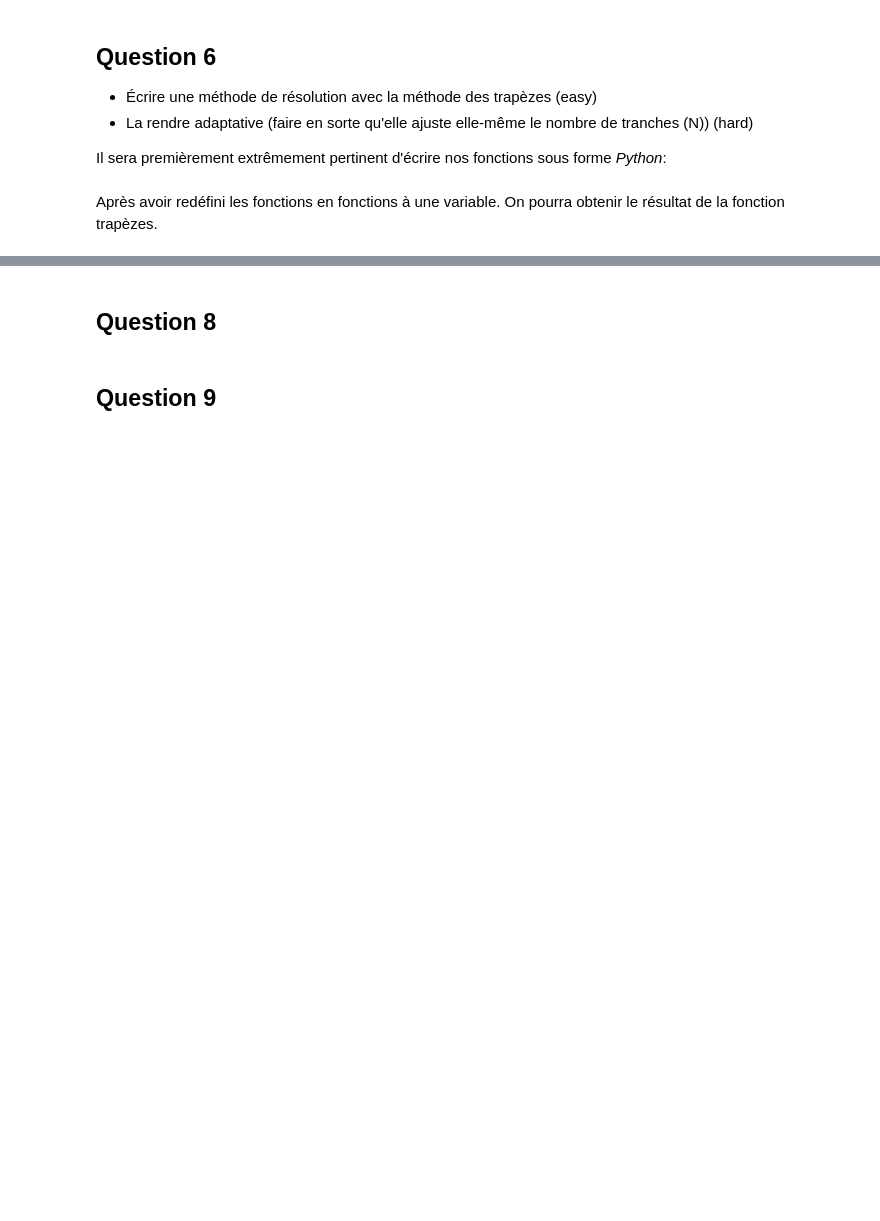
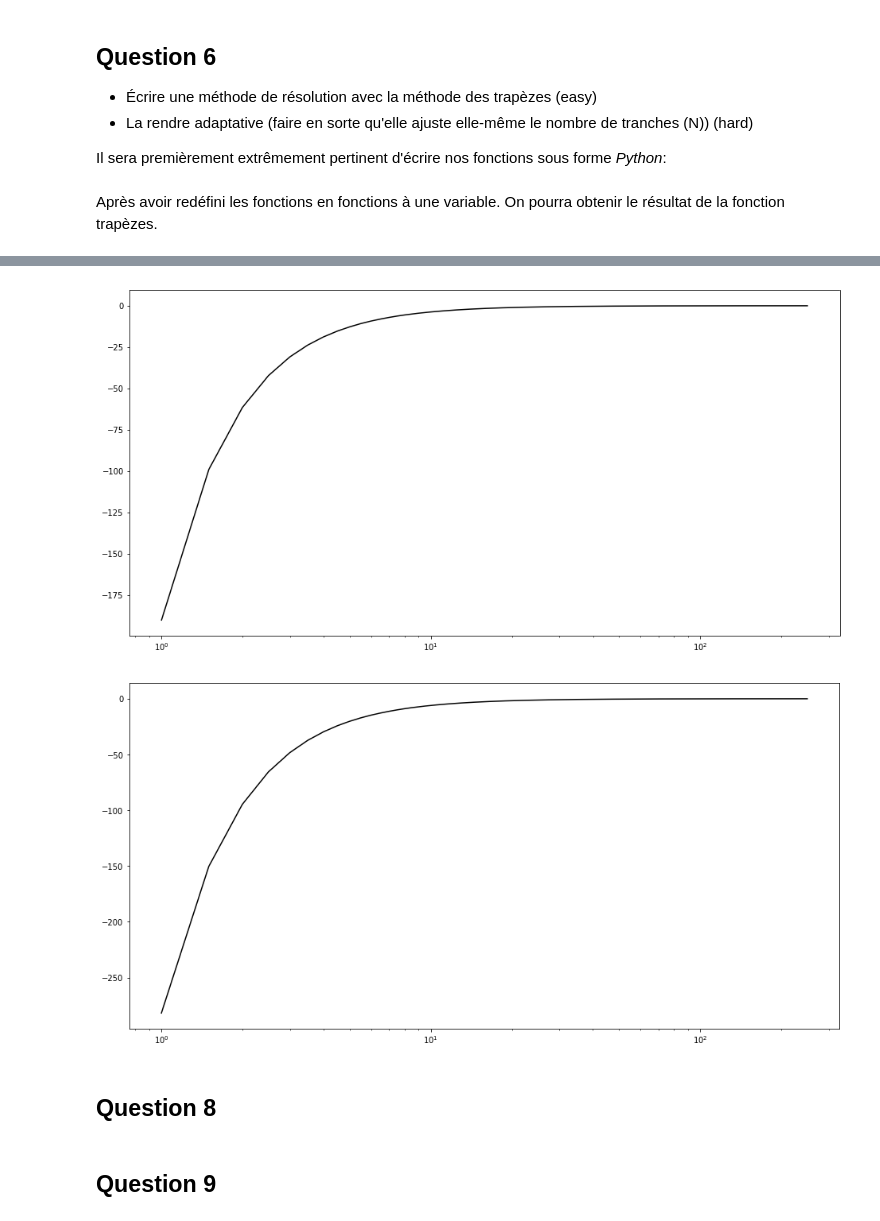
Before and after one commit to juham58/PhysNum_TP1, a Jupyter notebook: TP1.ipynb, the cells around one changed output, grey strips where cells are left out. Drawn from its saved outputs; the diff is of its cells as text; code cells hidden in the pictures; blank space fills up the shorter version.

```diff
--- a/TP1.ipynb
+++ b/TP1.ipynb
@@ -259,3 +268,32 @@ $$
+# %%
+a = 2*m_e
+b = 1 + (m_e/m_p)**2
+d = m_e/m_p
+
+def d_S_col(T, I, n_e): # Traduction en Python de l'expression de la dérivée de S_col
+    a = 2*m_e
+    b = 1 + (m_e/m_p)**2
+    d = m_e/m_p
+    U = 2*pi*r_e**2*m_e*n_e
+    k = a**2/I**2
+    return (gamma(T)*U*(gamma(T)*(4*b*gamma(T)+3*d*gamma(T)**2+d)-2*(b+d*gamma(T))*np.log((a*(gamma(T)**2-1)**2*k)/(b+d*gamma(T))) ))/(m_p*((gamma(T))**2-1)**2*(b+d*gamma(T)))
+
+linspace = np.linspace(1, 250, 500)
+
+plt.figure(figsize=(16,8))
+plt.xscale("log")
+plt.xlabel("Énergie cinétique des protons [MeV/cm]")
+plt.ylabel("Dérivée du pouvoir d'arrêt collisionnel ")
+plt.plot(linspace, d_S_col(linspace, I_eau, ne_eau), "k-")
+
+plt.figure(figsize=(16,8))
+plt.xscale("log")
+plt.xlabel("Énergie cinétique des protons [MeV/cm]")
+plt.plot(linspace, d_S_col(linspace, I_os, ne_os), "k-")
+plt.show()
+# %% [output]
+[figure, added]
+[figure, added]
 # %% [markdown]
 ## Question 8
 # %% [markdown]
```
Also changed, not shown: parts of 3 cells of this notebook.
